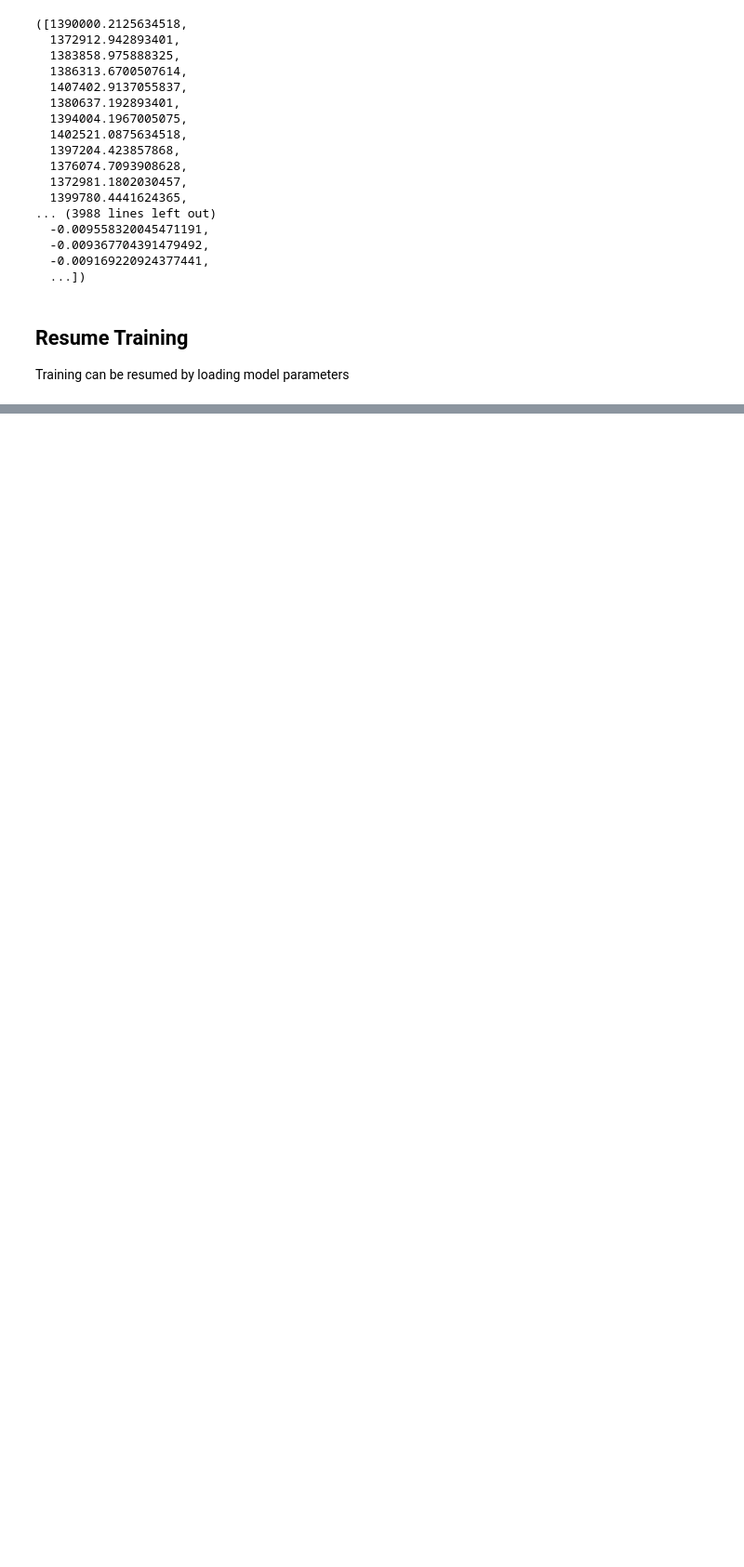
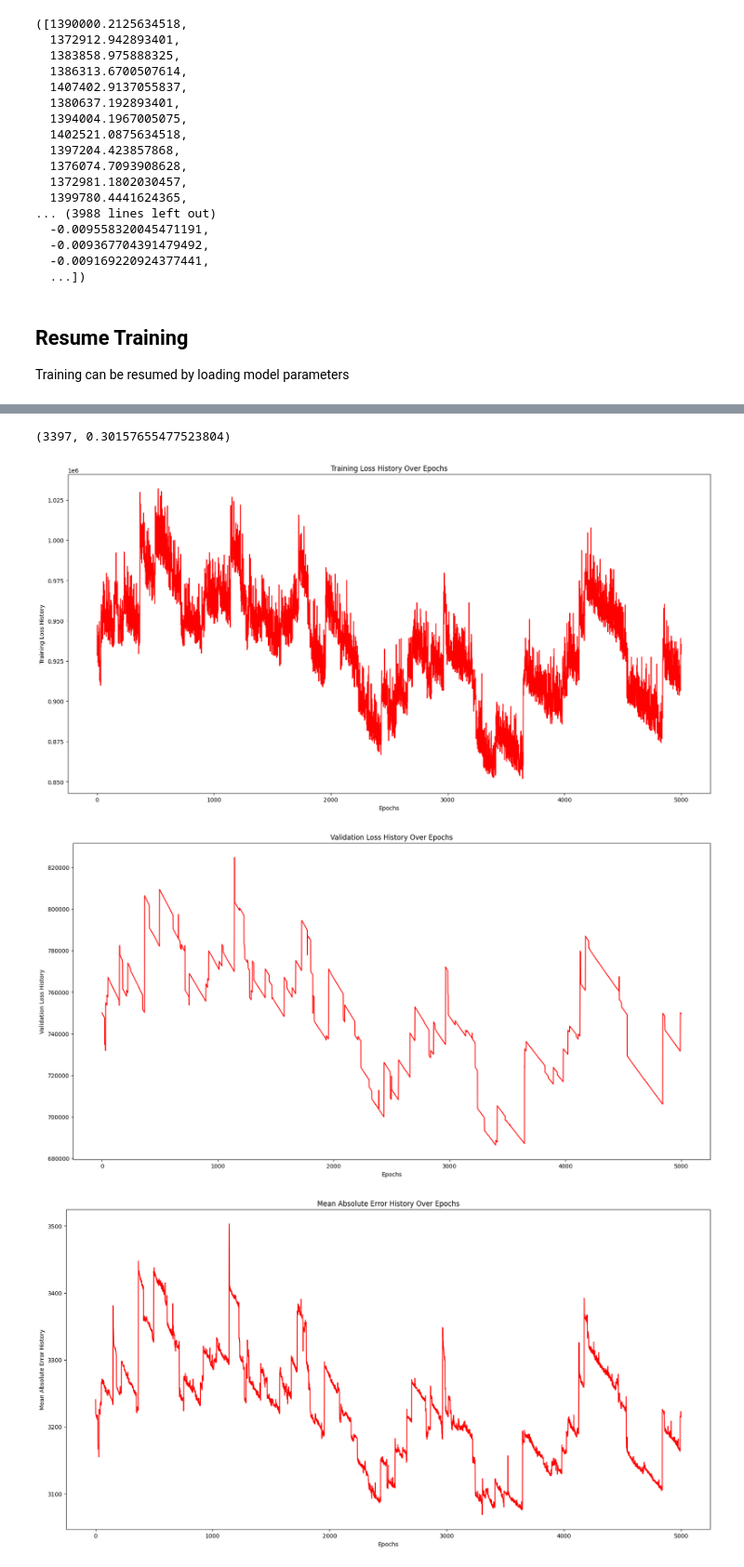
Before and after one commit to shinbeann/Digital-Asset-Prediction, a Jupyter notebook: training_kaggle_dataset.ipynb, the cells around one changed output, grey strips where cells are left out. Shown at 93% size. Cells and saved outputs as stored; diff of their text form; code cells hidden in the pictures; blank space fills up the shorter version.

Commit message:
Updated notebook with retraining results (total of 1000 epochs)

```diff
--- a/training_kaggle_dataset.ipynb
+++ b/training_kaggle_dataset.ipynb
@@ -122,0 +141,27 @@ training_loss_history, validation_loss_history, mae_history, r2_history = train_
+# %%
+max_r2 = max(r2_history)
+max_index = r2_history.index(max_r2)
+max_index, max_r2
+# %% [output]
+(3397, 0.30157655477523804)
+# %%
+total_epochs = range(1, len(training_loss_history) + 1)
+eval_metrics = {
+    "Training Loss History": training_loss_history,
+    "Validation Loss History": validation_loss_history,
+    "Mean Absolute Error History": mae_history,
+    "R2 Score History": r2_history
+}
+
+for metric, metric_history in eval_metrics.items():
+    plt.figure(figsize=(20, 10))
+    plt.plot(total_epochs, metric_history, label=metric, color="red")
+    plt.xlabel("Epochs")
+    plt.ylabel(metric)
+    plt.title(f"{metric} Over Epochs")
+
+# Note that retraining happened from model after 5000 epochs after
+# %% [output]
+[figure, added]
+[figure, added]
+[figure, added]
```
Also changed, not shown: parts of 4 cells of this notebook.
